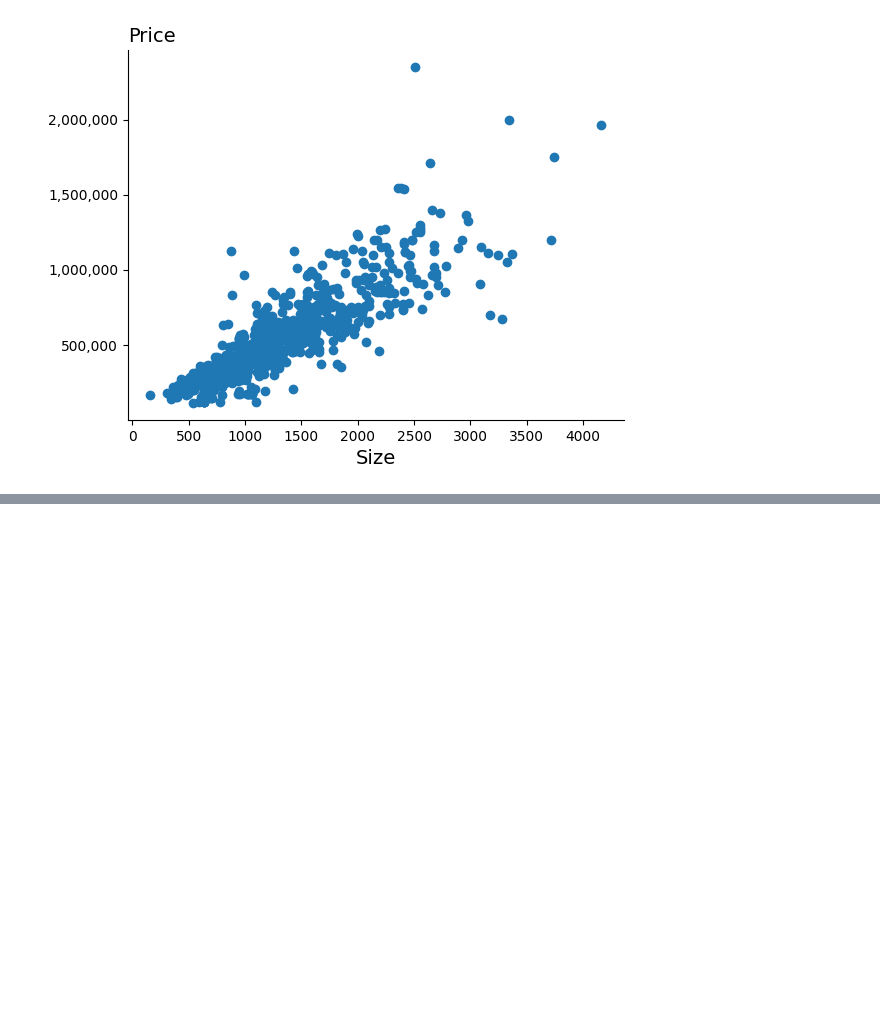
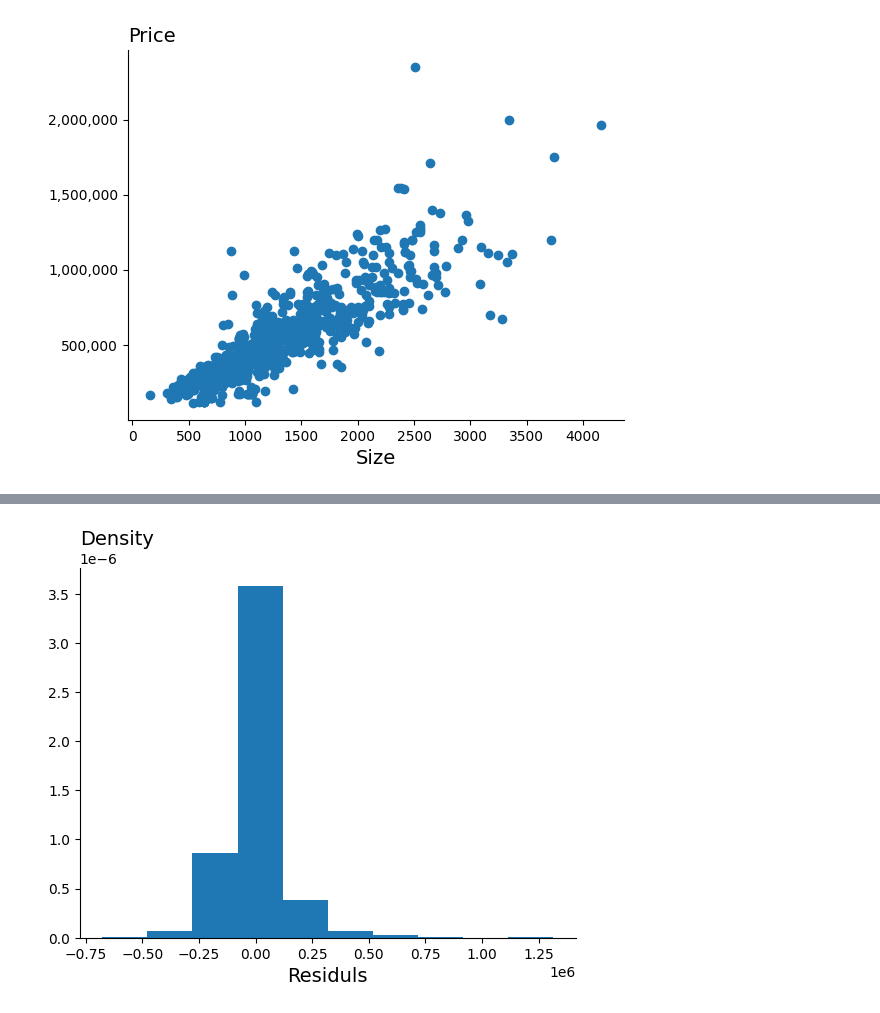
Before and after one commit to pharringtonp19/business-analytics, a Jupyter notebook: notebooks/regression/regression_basics_class.ipynb, the cells around one changed output, grey strips where cells are left out. Saved outputs shown, nothing was run; the diff lists cells and outputs as text; code cells hidden in the pictures; blank space fills up the shorter version.

```diff
--- a/notebooks/regression/regression_basics_class.ipynb
+++ b/notebooks/regression/regression_basics_class.ipynb
@@ -103,0 +214,11 @@ parentheses.
+# %%
+### ADD HISTOGRAM HERE
+plt.hist(reg.resid, density=True)
+ax = plt.gca()
+ax.spines['right'].set_visible(False)
+ax.spines['top'].set_visible(False)
+plt.xlabel('Residuls', size=14)
+plt.title('Density', loc='left', size=14)
+plt.show()
+# %% [output]
+[figure, added]
```
Also changed, not shown: parts of 24 cells of this notebook.
